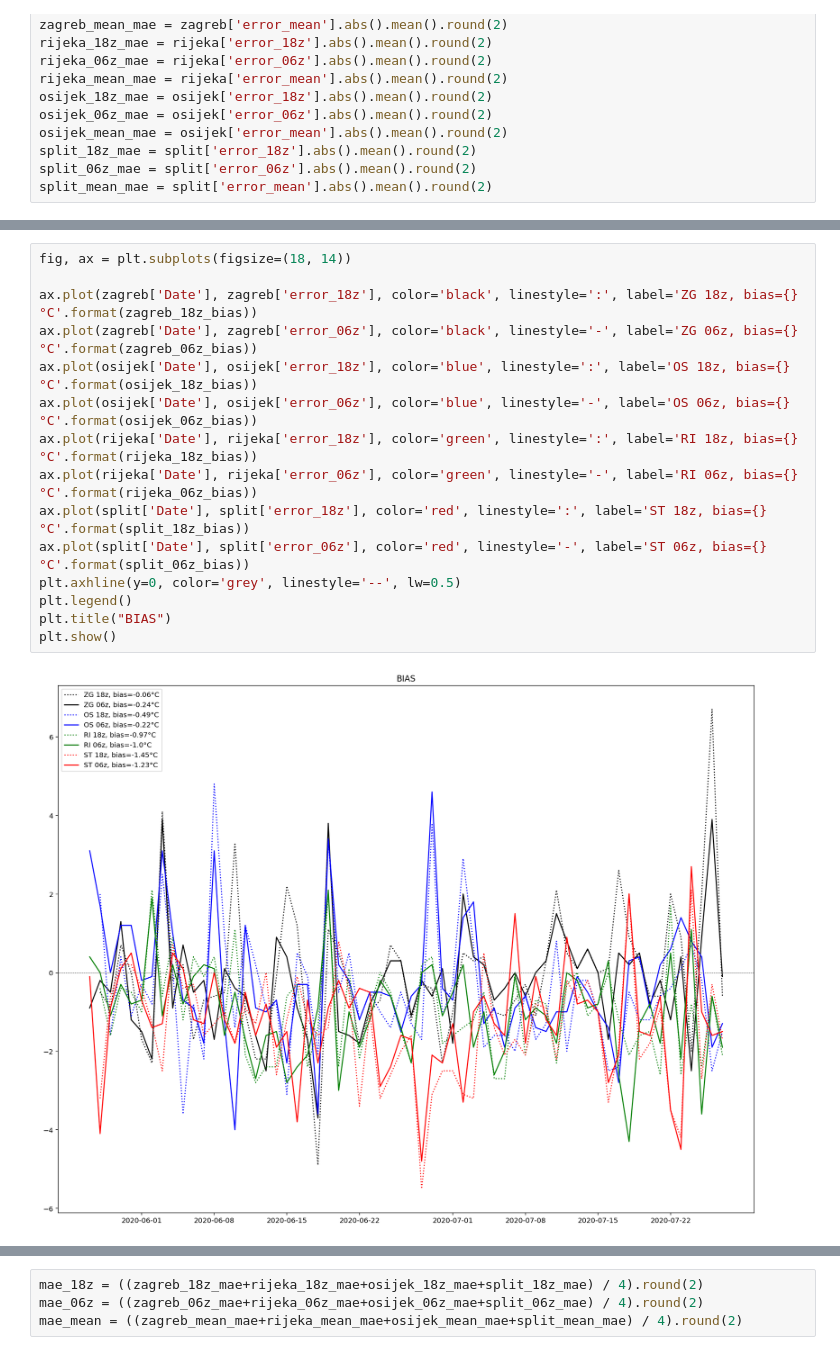
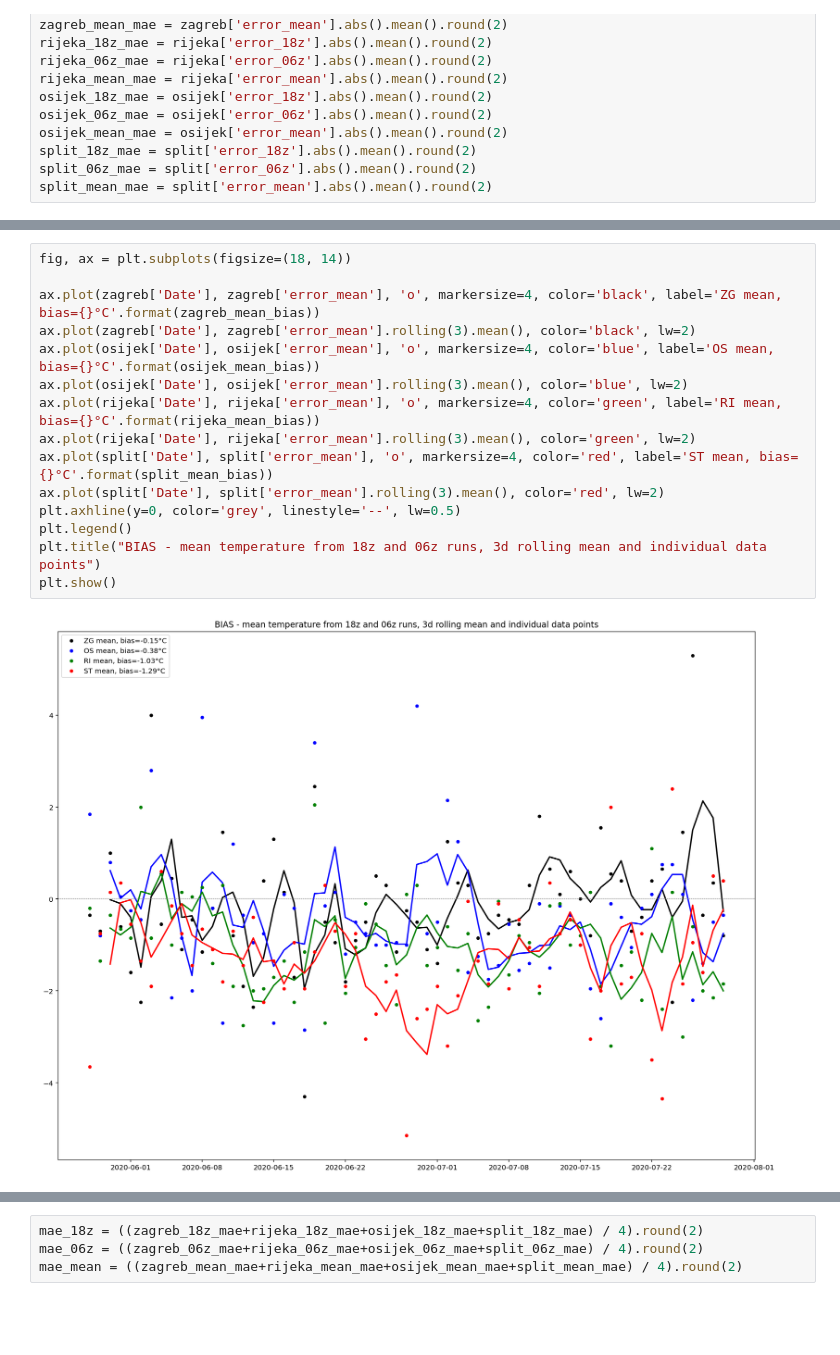
Before and after one commit to meteoadriatic/hl, a Jupyter notebook: HL.ipynb, the cells around one changed output, grey strips where cells are left out. Drawn from its saved outputs; the diff is of its cells as text; blank space fills up the shorter version.

```diff
--- a/HL.ipynb
+++ b/HL.ipynb
@@ -60,17 +85,17 @@ split_mean_mae = split['error_mean'].abs().mean().round(2)
 # %%
 fig, ax = plt.subplots(figsize=(18, 14))
 
-ax.plot(zagreb['Date'], zagreb['error_18z'], color='black', linestyle=':', label='ZG 18z, bias={}°C'.format(zagreb_18z_bias))
-ax.plot(zagreb['Date'], zagreb['error_06z'], color='black', linestyle='-', label='ZG 06z, bias={}°C'.format(zagreb_06z_bias))
-ax.plot(osijek['Date'], osijek['error_18z'], color='blue', linestyle=':', label='OS 18z, bias={}°C'.format(osijek_18z_bias))
-ax.plot(osijek['Date'], osijek['error_06z'], color='blue', linestyle='-', label='OS 06z, bias={}°C'.format(osijek_06z_bias))
-ax.plot(rijeka['Date'], rijeka['error_18z'], color='green', linestyle=':', label='RI 18z, bias={}°C'.format(rijeka_18z_bias))
-ax.plot(rijeka['Date'], rijeka['error_06z'], color='green', linestyle='-', label='RI 06z, bias={}°C'.format(rijeka_06z_bias))
-ax.plot(split['Date'], split['error_18z'], color='red', linestyle=':', label='ST 18z, bias={}°C'.format(split_18z_bias))
-ax.plot(split['Date'], split['error_06z'], color='red', linestyle='-', label='ST 06z, bias={}°C'.format(split_06z_bias))
+ax.plot(zagreb['Date'], zagreb['error_mean'], 'o', markersize=4, color='black', label='ZG mean, bias={}°C'.format(zagreb_mean_bias))
+ax.plot(zagreb['Date'], zagreb['error_mean'].rolling(3).mean(), color='black', lw=2)
+ax.plot(osijek['Date'], osijek['error_mean'], 'o', markersize=4, color='blue', label='OS mean, bias={}°C'.format(osijek_mean_bias))
+ax.plot(osijek['Date'], osijek['error_mean'].rolling(3).mean(), color='blue', lw=2)
+ax.plot(rijeka['Date'], rijeka['error_mean'], 'o', markersize=4, color='green', label='RI mean, bias={}°C'.format(rijeka_mean_bias))
+ax.plot(rijeka['Date'], rijeka['error_mean'].rolling(3).mean(), color='green', lw=2)
+ax.plot(split['Date'], split['error_mean'], 'o', markersize=4, color='red', label='ST mean, bias={}°C'.format(split_mean_bias))
+ax.plot(split['Date'], split['error_mean'].rolling(3).mean(), color='red', lw=2)
 plt.axhline(y=0, color='grey', linestyle='--', lw=0.5)
 plt.legend()
-plt.title("BIAS")
+plt.title("BIAS - mean temperature from 18z and 06z runs, 3d rolling mean and individual data points")
 plt.show()
 # %% [output]
-[figure, old version]
+[figure, new version]
```
Also changed, not shown: parts of 15 cells of this notebook, 4 other files.
